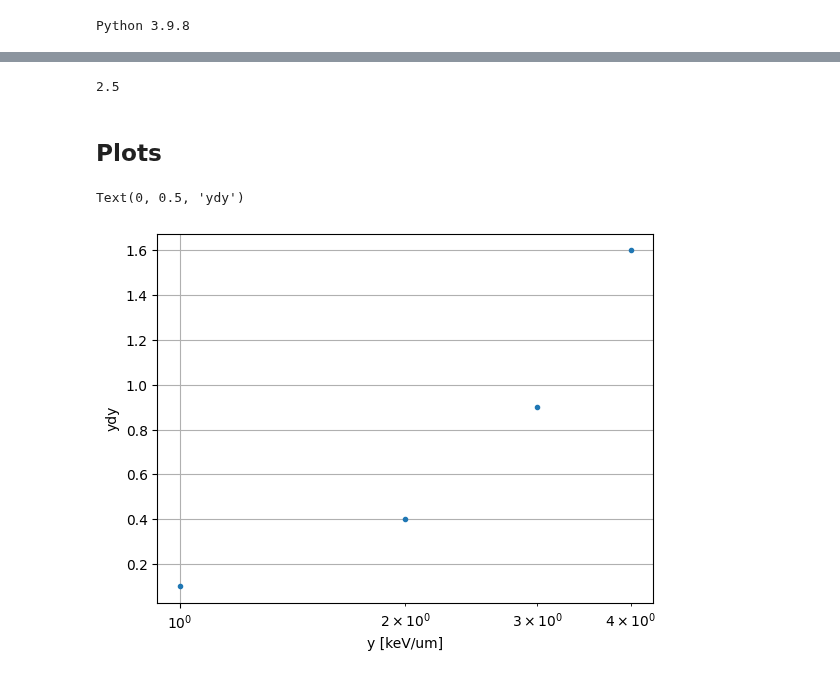
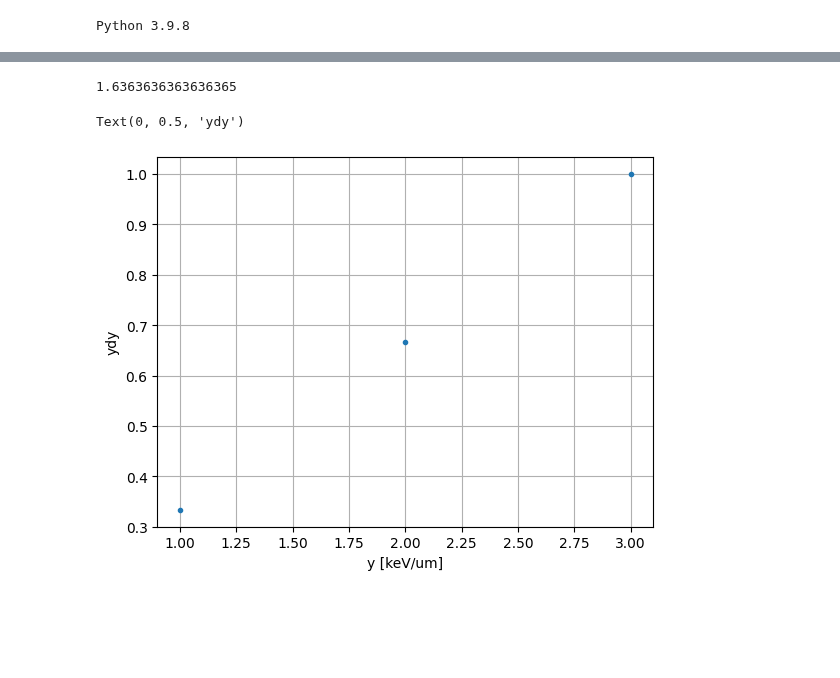
Before and after one commit to grzanka/microdosimetric_spectra_folding, a Jupyter notebook: notebooks/0.1-validation-folding.ipynb, the cells around one changed output, grey strips where cells are left out. Cells and saved outputs as stored; diff of their text form; code cells hidden in the pictures; blank space fills up the shorter version.

```diff
--- a/notebooks/0.1-validation-folding.ipynb
+++ b/notebooks/0.1-validation-folding.ipynb
@@ -47,0 +21,8 @@ bin_values_ydy_normalized:
+# %%
+yfy_str = """
+1 2
+2 2
+3 2
+"""
+s = from_str(yfy_str)
+print(s)
@@ -48,15 +47,13 @@ bin_values_ydy_normalized:
 # %%
 s.yF
 # %% [output]
-2.5
+1.6363636363636365
-# %% [markdown]
-## Plots
 # %%
 plt.plot(s.y, s.ydy_norm, '.')
-plt.xscale('log')
+#plt.xscale('log')
 plt.grid()
 plt.xlabel('y [keV/um]')
 plt.ylabel('ydy')
 # %% [output]
 Text(0, 0.5, 'ydy')
-[figure, old version]
+[figure, new version]
```
Also changed, not shown: parts of 10 cells of this notebook, 5 other files.
